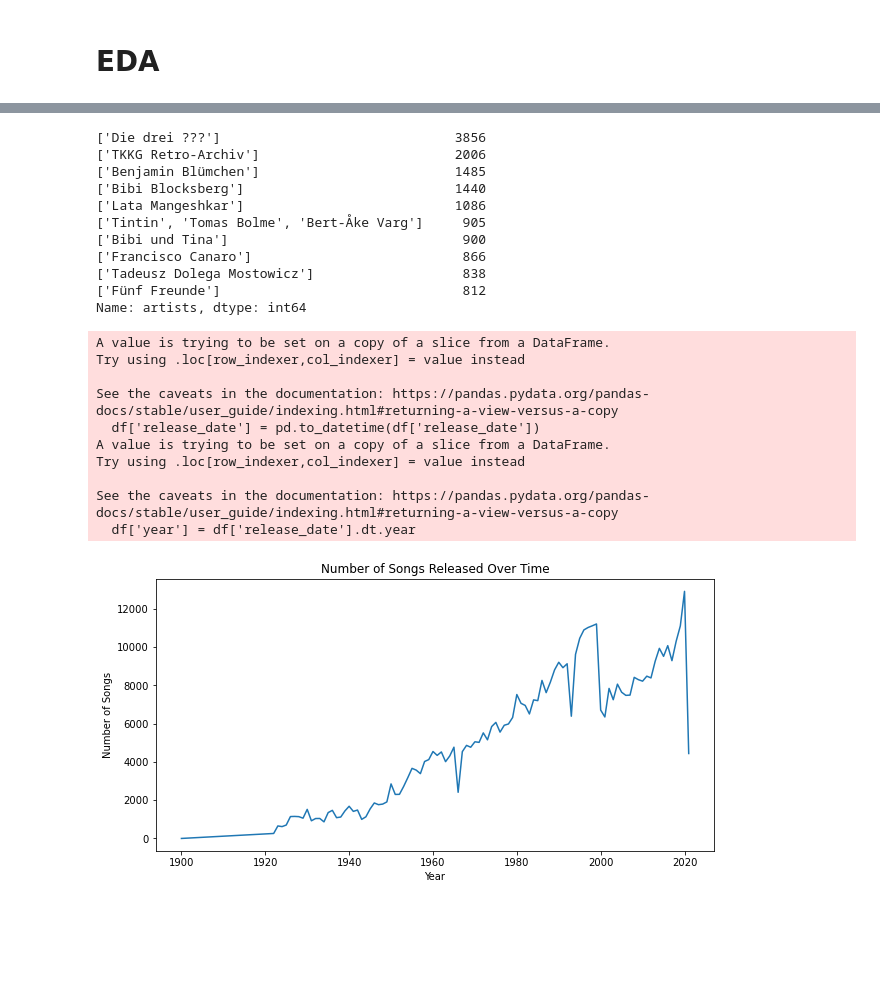
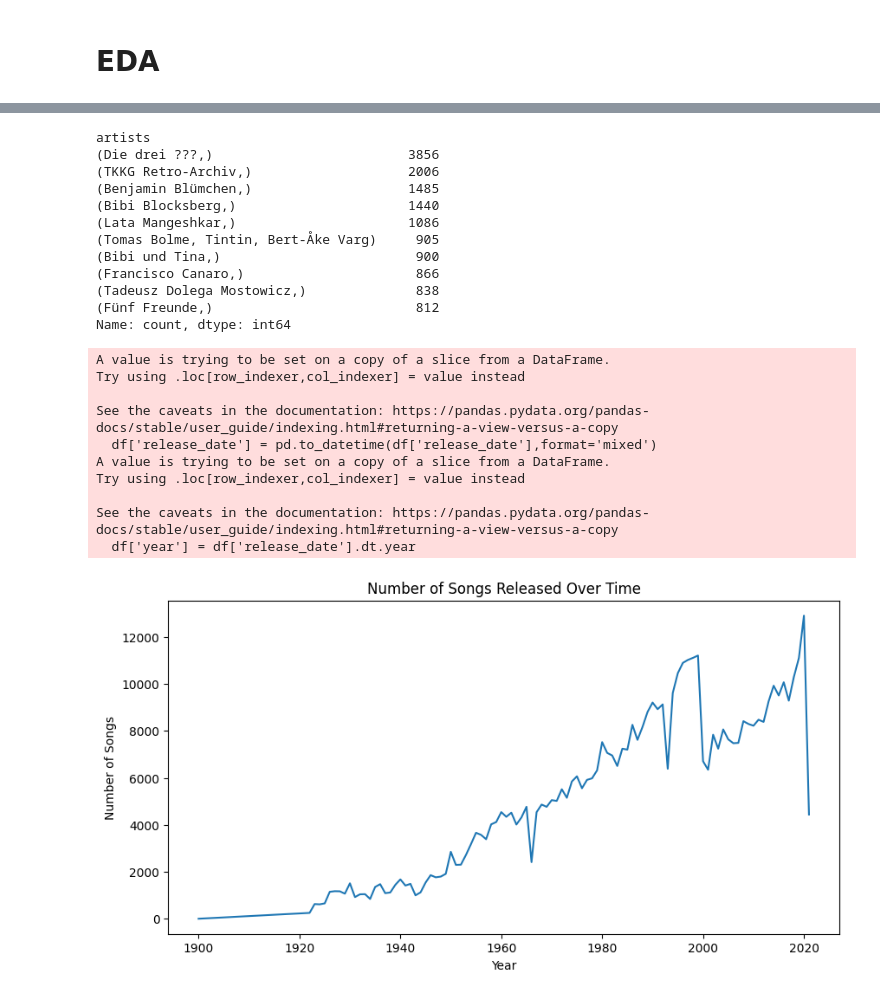
Before and after one commit to NicoCereghini/DSC-288R---Spotify-Capstone-Project, a Jupyter notebook: eda.ipynb, the cells around one changed output, grey strips where cells are left out. Drawn from its saved outputs; the diff is of its cells as text; code cells hidden in the pictures; blank space fills up the shorter version.

Commit message:
Added more eda on release date and track duration

```diff
--- a/eda.ipynb
+++ b/eda.ipynb
@@ -7,5 +10,6 @@ import matplotlib.pyplot as plt
 # %%
-path = '/Users/lianmartin/Documents/DSC288R/DSC-288R---Spotify-Capstone-Project/spotify-dataset-19212020-600k-tracks/tracks.csv'
-df = pd.read_csv(path)
-print(df.dtypes)
+connection = connect_to_spotify_dataset()
+if not connection:
+    print("Connection Error")
+tds = select(connection, "SELECT * FROM track_data")
 # %% [output]
@@ -28,0 +18,10 @@ dtype: object
+# %%
+columns = [
+    "id", "name", "popularity", "duration_ms", "explicit", "artists", "id_artists", "release_date",
+    "danceability", "energy", "key", "loudness", "mode", "speechiness", "acousticness",
+    "instrumentalness", "liveness", "valence", "tempo", "time_signature"
+]
+# Create the DataFrame
+df = pd.DataFrame(tds, columns=columns)
+print(df.dtypes)
+df.head()
@@ -44,5 +67,6 @@ df
 586672 rows × 20 columns
 # %%
+df['artists'] = df['artists'].apply(tuple)
 df = df.drop_duplicates(subset=['name', 'artists'], keep='first')
 # %%
 df
@@ -83,3 +107,4 @@ memory usage: 84.4+ MB
 # %%
+df['duration_s'] = df['duration_ms'] / 1000
 df.describe()
 # %% [output]
@@ -127,41 +157,42 @@ for col in numeric_columns:
 # %%
 print(df['artists'].value_counts().head(10))
 # %% [output]
-['Die drei ???']                              3856
-['TKKG Retro-Archiv']                         2006
-['Benjamin Blümchen']                         1485
-['Bibi Blocksberg']                           1440
-['Lata Mangeshkar']                           1086
-['Tintin', 'Tomas Bolme', 'Bert-Åke Varg']     905
-['Bibi und Tina']                              900
-['Francisco Canaro']                           866
-['Tadeusz Dolega Mostowicz']                   838
-['Fünf Freunde']                               812
-Name: artists, dtype: int64
+artists
+(Die drei ???,)                         3856
+(TKKG Retro-Archiv,)                    2006
+(Benjamin Blümchen,)                    1485
+(Bibi Blocksberg,)                      1440
+(Lata Mangeshkar,)                      1086
+(Tomas Bolme, Tintin, Bert-Åke Varg)     905
+(Bibi und Tina,)                         900
+(Francisco Canaro,)                      866
+(Tadeusz Dolega Mostowicz,)              838
+(Fünf Freunde,)                          812
+Name: count, dtype: int64
 # %%
 #temporal analysis using release date
-df['release_date'] = pd.to_datetime(df['release_date'])
+df['release_date'] = pd.to_datetime(df['release_date'],format='mixed')
 df['year'] = df['release_date'].dt.year
 releases_by_year = df['year'].value_counts().sort_index()
 
 plt.figure(figsize=(10, 5))
 sns.lineplot(x=releases_by_year.index, y=releases_by_year.values)
 plt.title('Number of Songs Released Over Time')
 plt.xlabel('Year')
 plt.ylabel('Number of Songs')
 plt.show()
 # %% [output]
 A value is trying to be set on a copy of a slice from a DataFrame.
 Try using .loc[row_indexer,col_indexer] = value instead
 
 See the caveats in the documentation: https://pandas.pydata.org/pandas-docs/stable/user_guide/indexing.html#returning-a-view-versus-a-copy
-  df['release_date'] = pd.to_datetime(df['release_date'])
+  df['release_date'] = pd.to_datetime(df['release_date'],format='mixed')
 A value is trying to be set on a copy of a slice from a DataFrame.
 Try using .loc[row_indexer,col_indexer] = value instead
 
 See the caveats in the documentation: https://pandas.pydata.org/pandas-docs/stable/user_guide/indexing.html#returning-a-view-versus-a-copy
   df['year'] = df['release_date'].dt.year
-[figure, old version]
+[figure, new version]
 # %%
 corr_matrix = df.corr()
 fig, ax = plt.subplots(figsize=(10, 8))
```
Also changed, not shown: parts of 19 cells of this notebook.
